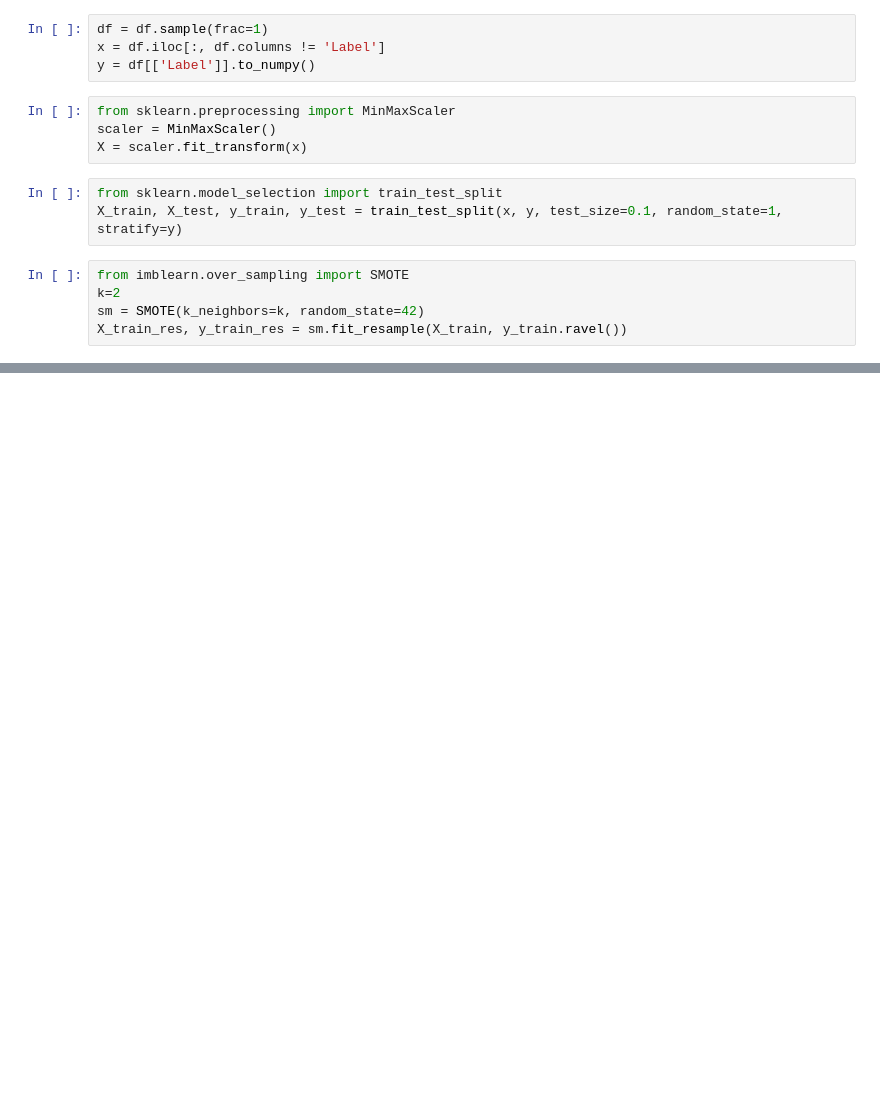
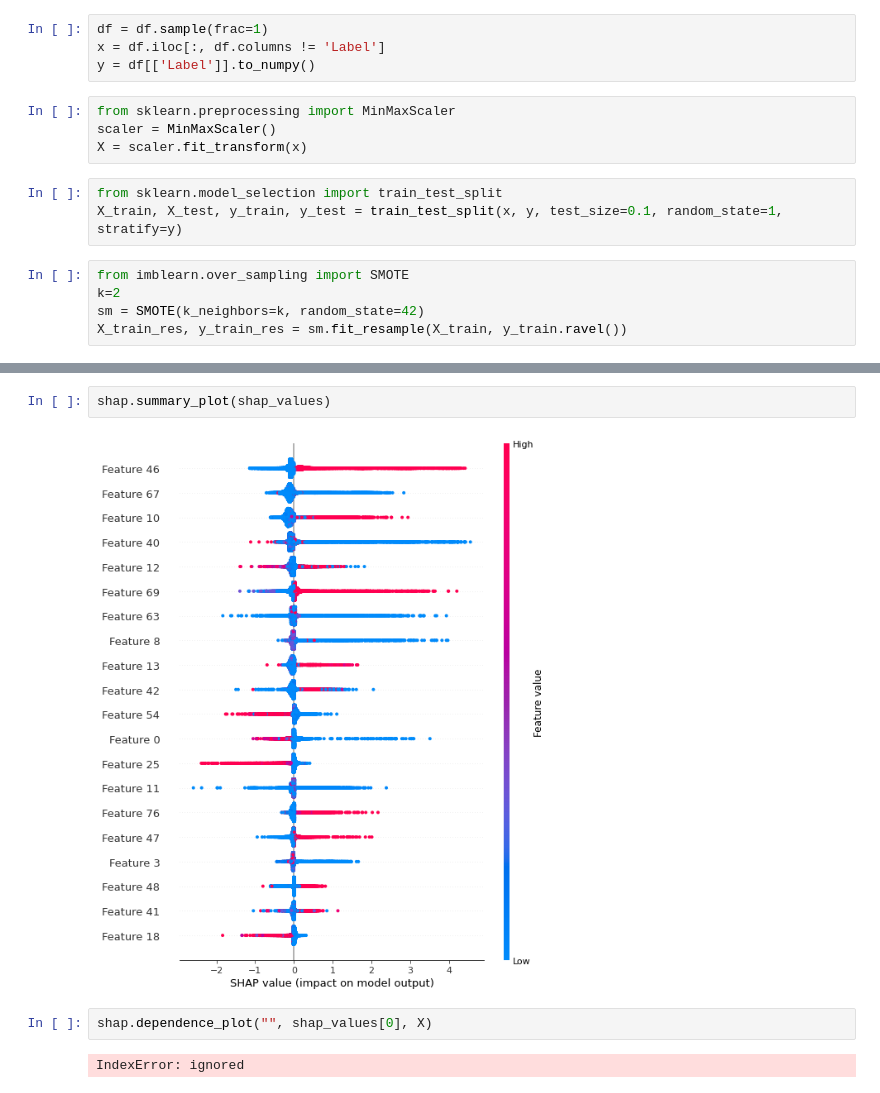
Before and after one commit to uditi-12/ML_project, a Jupyter notebook: ML_PROJECT.ipynb, the cells around one changed output, grey strips where cells are left out. Cells and saved outputs as stored; diff of their text form; blank space fills up the shorter version.

```diff
--- a/ML_PROJECT.ipynb
+++ b/ML_PROJECT.ipynb
@@ -315,0 +375,8 @@ ModuleNotFoundError: ignored
+# %%
+shap.summary_plot(shap_values)
+# %% [output]
+[figure, added]
+# %%
+shap.dependence_plot("", shap_values[0], X)
+# %% [output]
+IndexError: ignored
```
Also changed, not shown: parts of 40 cells of this notebook.
